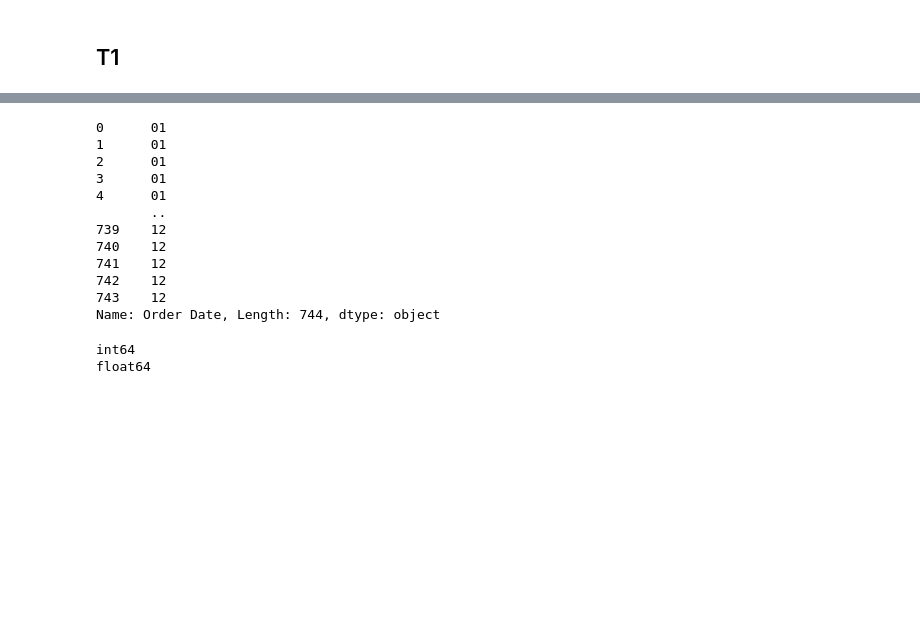
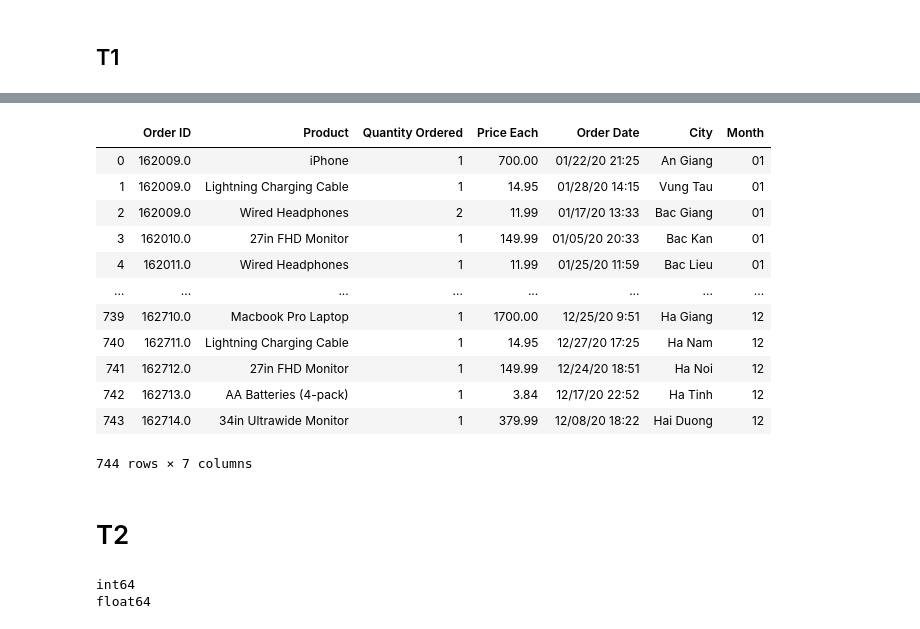
Before and after one commit to buithithuy31/pthon, a Jupyter notebook: BÁO CÁO TTNT.ipynb, the cells around one changed output, grey strips where cells are left out. Drawn from its saved outputs; the diff is of its cells as text; code cells hidden in the pictures; blank space fills up the shorter version.

```diff
--- a/BÁO CÁO TTNT.ipynb
+++ b/BÁO CÁO TTNT.ipynb
@@ -40,18 +72,23 @@ df.head()
 # %%
-df['Order Date'].str[0:2] #Kiểm tra lại
+df['Month']=df['Order Date'].str[0:2]
+
+df
 # %% [output]
+|  | Order ID | Product | Quantity Ordered | Price Each | Order Date | City | Month |
+| 0 | 162009.0 | iPhone | 1 | 700.00 | 01/22/20 21:25 | An Giang | 01 |
+| 1 | 162009.0 | Lightning Charging Cable | 1 | 14.95 | 01/28/20 14:15 | Vung Tau | 01 |
+| 2 | 162009.0 | Wired Headphones | 2 | 11.99 | 01/17/20 13:33 | Bac Giang | 01 |
+| 3 | 162010.0 | 27in FHD Monitor | 1 | 149.99 | 01/05/20 20:33 | Bac Kan | 01 |
+| 4 | 162011.0 | Wired Headphones | 1 | 11.99 | 01/25/20 11:59 | Bac Lieu | 01 |
+| ... | ... | ... | ... | ... | ... | ... | ... |
+| 739 | 162710.0 | Macbook Pro Laptop | 1 | 1700.00 | 12/25/20 9:51 | Ha Giang | 12 |
+| 740 | 162711.0 | Lightning Charging Cable | 1 | 14.95 | 12/27/20 17:25 | Ha Nam | 12 |
+| 741 | 162712.0 | 27in FHD Monitor | 1 | 149.99 | 12/24/20 18:51 | Ha Noi | 12 |
+| 742 | 162713.0 | AA Batteries (4-pack) | 1 | 3.84 | 12/17/20 22:52 | Ha Tinh | 12 |
+| 743 | 162714.0 | 34in Ultrawide Monitor | 1 | 379.99 | 12/08/20 18:22 | Hai Duong | 12 |
-0      01
-1      01
-2      01
-3      01
-4      01
-       ..
-739    12
-740    12
-741    12
-742    12
-743    12
-Name: Order Date, Length: 744, dtype: object
+744 rows × 7 columns
+# %% [markdown]
+# T2
 # %%
 #kiểm tra kiểu dữ liệu ở 2 cột
 print(df['Quantity Ordered'].dtypes)
```
Also changed, not shown: parts of 32 cells of this notebook.
